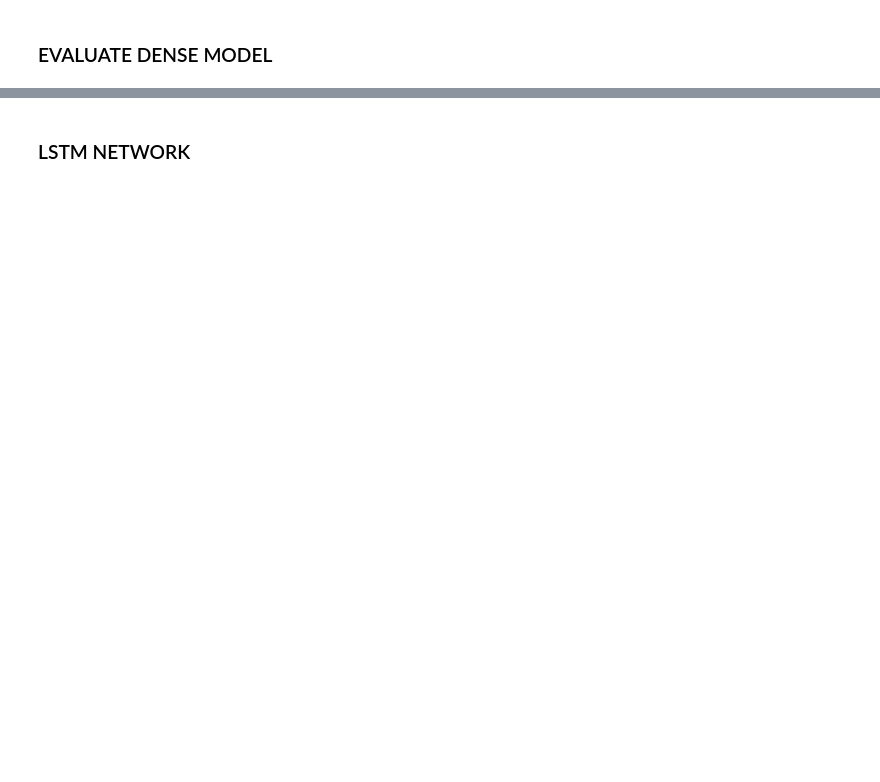
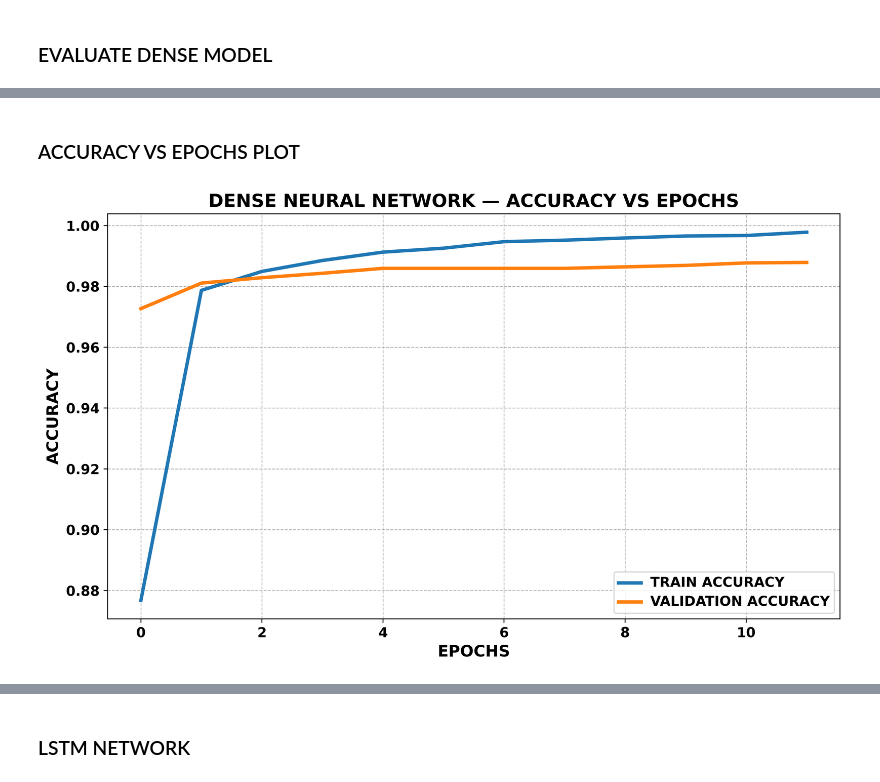
Before and after one commit to DaRkSouL36/FAKE-NEWS-DETECTION, a Jupyter notebook: NOTEBOOKS/Main[4].ipynb, the cells around one changed output, grey strips where cells are left out. Drawn from its saved outputs; the diff is of its cells as text; code cells hidden in the pictures; blank space fills up the shorter version.

Commit message:
ADD L2 REGULARIZATION TO DENSE NEURAL NETWORK AND IMPLEMENTED PLOTS

```diff
--- a/NOTEBOOKS/Main[4].ipynb
+++ b/NOTEBOOKS/Main[4].ipynb
@@ -91,3 +132,45 @@ DENSE NN ACCURACY --> 0.98745148771022
     accuracy                           0.99      7730
    macro avg       0.99      0.99      0.99      7730
 weighted avg       0.99      0.99      0.99      7730
+# %% [markdown]
+###  ACCURACY VS EPOCHS PLOT
+# %%
+# FUNCTION TO PLOT ACCURACY
+def plot_accuracy(history, title="Model Accuracy"):
+    # CREATE A HIGH-RESOLUTION FIGURE
+    plt.figure(figsize=(10, 6), dpi=500)
+
+    # PLOT TRAINING AND VALIDATION ACCURACY WITH THICK LINES
+    plt.plot(history.history['accuracy'], label='TRAIN ACCURACY', linewidth=3)
+    plt.plot(history.history['val_accuracy'], label='VALIDATION ACCURACY', linewidth=3)
+
+    # SET PLOT TITLE IN UPPERCASE AND BOLD
+    plt.title(f"{title.upper()} — ACCURACY VS EPOCHS", fontsize=16, fontweight='bold')
+
+    # SET X AND Y AXIS LABELS TO UPPERCASE AND BOLD
+    plt.xlabel("EPOCHS", fontsize=14, fontweight='bold')
+    plt.ylabel("ACCURACY", fontsize=14, fontweight='bold')
+
+    # MAKE TICK LABELS BOLD AND INCREASE FONT SIZE
+    plt.xticks(fontsize=12, fontweight='bold')
+    plt.yticks(fontsize=12, fontweight='bold')
+
+    # CUSTOMIZE LEGEND TEXT TO BE BOLD AND UPPERCASE
+    legend = plt.legend()
+    for text in legend.get_texts():
+        text.set_fontsize(12)
+        text.set_fontweight('bold')
+
+    # ENABLE GRID WITH DASHED LINES
+    plt.grid(True, linestyle='--', linewidth=0.7)
+
+    # ENSURE LAYOUT IS TIGHT AND CLEAN
+    plt.tight_layout()
+
+    # DISPLAY THE PLOT
+    plt.show()
+
+# CALL THE FUNCTION TO SHOW THE PLOT
+plot_accuracy(history, title="Dense Neural Network")
+# %% [output]
+[figure, added]
```
Also changed, not shown: parts of 14 cells of this notebook.
